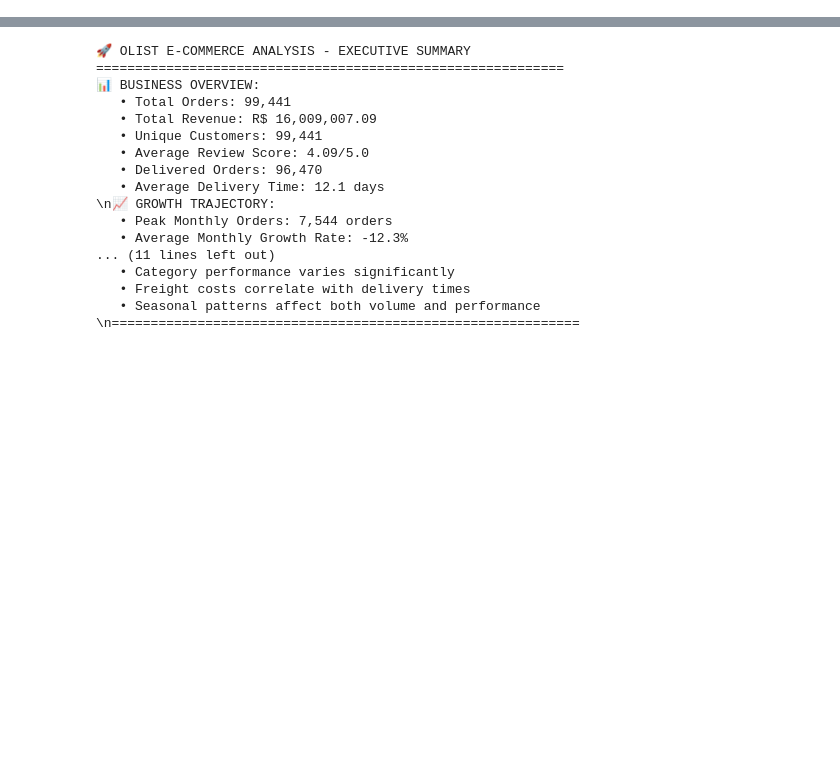
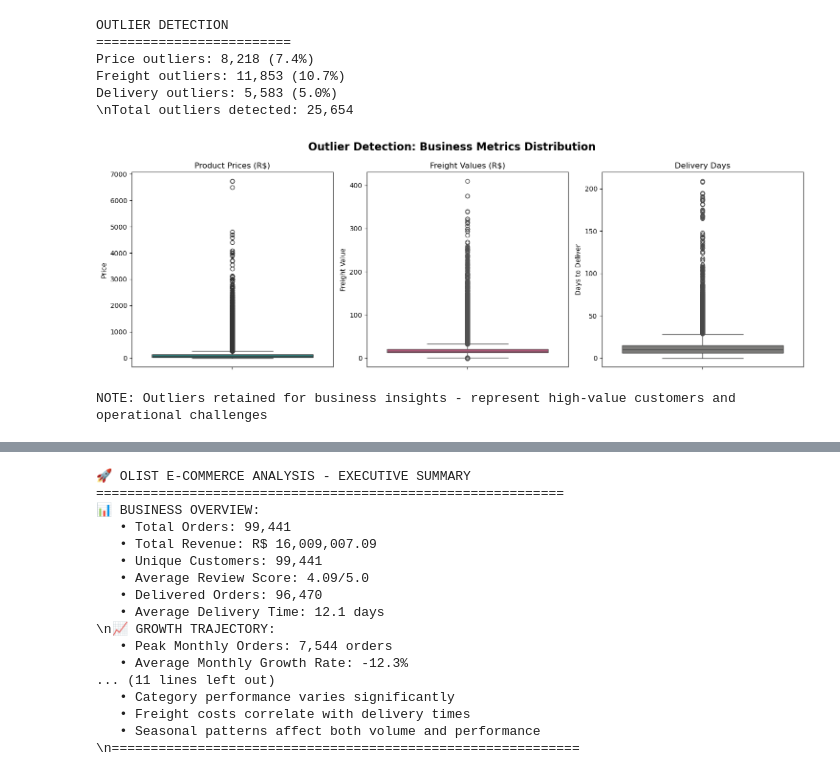
Before and after one commit to VAL-Jerono/eCommerce_BI_Analysis, a Jupyter notebook: Group2_CAT2.ipynb, the cells around one changed output, grey strips where cells are left out. Cells and saved outputs as stored; diff of their text form; code cells hidden in the pictures; blank space fills up the shorter version.

```diff
--- a/Group2_CAT2.ipynb
+++ b/Group2_CAT2.ipynb
@@ -270,0 +370,59 @@ master_orders.head()
+# %%
+# Outlier detection analysis
+print("OUTLIER DETECTION")
+print("="*25)
+
+# Calculate outlier statistics
+price_q1, price_q3 = master_df['price'].quantile([0.25, 0.75])
+price_iqr = price_q3 - price_q1
+price_outliers = ((master_df['price'] < price_q1 - 1.5*price_iqr) |
+                 (master_df['price'] > price_q3 + 1.5*price_iqr)).sum()
+
+freight_q1, freight_q3 = master_df['freight_value'].quantile([0.25, 0.75])
+freight_iqr = freight_q3 - freight_q1
+freight_outliers = ((master_df['freight_value'] < freight_q1 - 1.5*freight_iqr) |
+                   (master_df['freight_value'] > freight_q3 + 1.5*freight_iqr)).sum()
+
+delivery_q1, delivery_q3 = master_df['delivery_days'].quantile([0.25, 0.75])
+delivery_iqr = delivery_q3 - delivery_q1
+delivery_outliers = ((master_df['delivery_days'] < delivery_q1 - 1.5*delivery_iqr) |
+                    (master_df['delivery_days'] > delivery_q3 + 1.5*delivery_iqr)).sum()
+
+print(f"Price outliers: {price_outliers:,} ({price_outliers/len(master_df)*100:.1f}%)")
+print(f"Freight outliers: {freight_outliers:,} ({freight_outliers/len(master_df)*100:.1f}%)")
+print(f"Delivery outliers: {delivery_outliers:,} ({delivery_outliers/len(master_df)*100:.1f}%)")
+print(f"\\nTotal outliers detected: {price_outliers + freight_outliers + delivery_outliers:,}")
+# %% [output]
+OUTLIER DETECTION
+=========================
+Price outliers: 8,218 (7.4%)
+Freight outliers: 11,853 (10.7%)
+Delivery outliers: 5,583 (5.0%)
+\nTotal outliers detected: 25,654
+# %%
+# Outlier visualization using seaborn
+fig, axes = plt.subplots(1, 3, figsize=(15, 5))
+fig.suptitle('Outlier Detection: Business Metrics Distribution', fontsize=16, fontweight='bold')
+
+# Price distribution
+sns.boxplot(y=master_df['price'], ax=axes[0], palette='viridis')
+axes[0].set_title('Product Prices (R$)')
+axes[0].set_ylabel('Price')
+
+# Freight distribution
+sns.boxplot(y=master_df['freight_value'], ax=axes[1], palette='plasma')
+axes[1].set_title('Freight Values (R$)')
+axes[1].set_ylabel('Freight Value')
+
+# Delivery days distribution
+sns.boxplot(y=master_df['delivery_days'], ax=axes[2], palette='cividis')
+axes[2].set_title('Delivery Days')
+axes[2].set_ylabel('Days to Deliver')
+
+plt.tight_layout()
+plt.show()
+
+print("NOTE: Outliers retained for business insights - represent high-value customers and operational challenges")
+# %% [output]
+[figure, added]
+NOTE: Outliers retained for business insights - represent high-value customers and operational challenges
```
Also changed, not shown: parts of 88 cells of this notebook, 2 other files.
